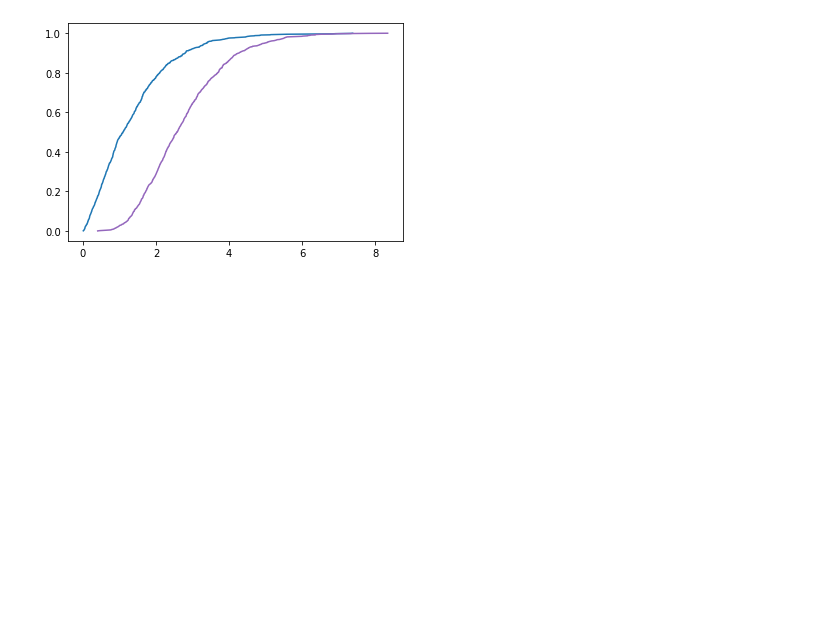
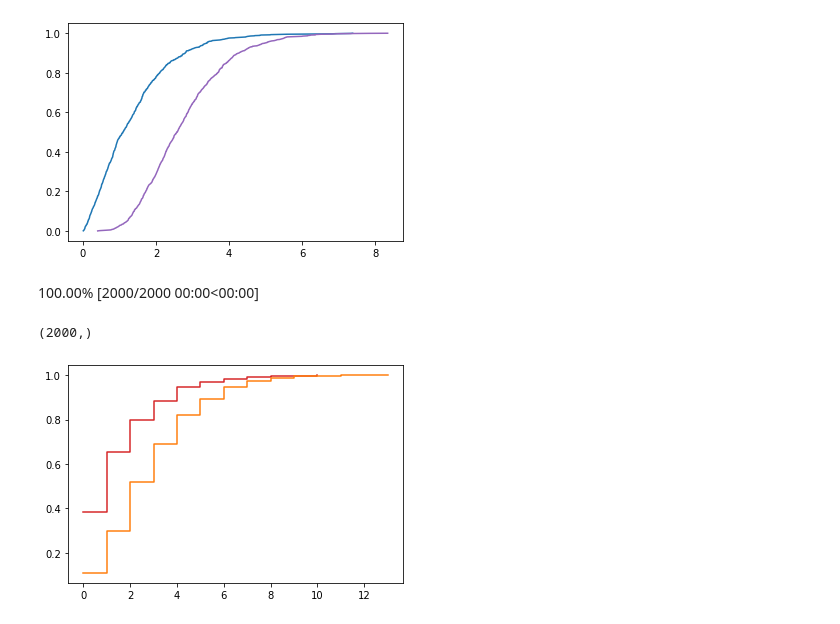
Before and after one commit to minstrel1149/think_bayes, a Jupyter notebook: Ch.19_MCMC.ipynb, the cells around one changed output. Cells and saved outputs as stored; diff of their text form; code cells hidden in the pictures; blank space fills up the shorter version.

```diff
--- a/Ch.19_MCMC.ipynb
+++ b/Ch.19_MCMC.ipynb
@@ -116,3 +116,19 @@ plot_cdf(sample_prior_pymc, label='PyMC3 sample', color='C0')
 plot_cdf(sample_post_pymc, label='PyMC3 sample', color='C4')
 # %% [output]
 [figure]
+# %%
+with model2:
+    # goals에 대한 사후표본을 가지고 예측한 분포?
+    post_pred = pm.sample_posterior_predictive(trace2)
+# %% [output]
+100.00% [2000/2000 00:00<00:00]
+# %%
+sample_post_pred_pymc = post_pred['goals']
+sample_post_pred_pymc.shape
+# %% [output]
+(2000,)
+# %%
+plot_pred(sample_prior_pred_pymc, label='PyMC3 sample', color='C13')
+plot_pred(sample_post_pred_pymc, label='PyMC3 sample', color='C1')
+# %% [output]
+[figure, added]
```
Also changed, not shown: parts of 13 cells of this notebook, 1 other file.
